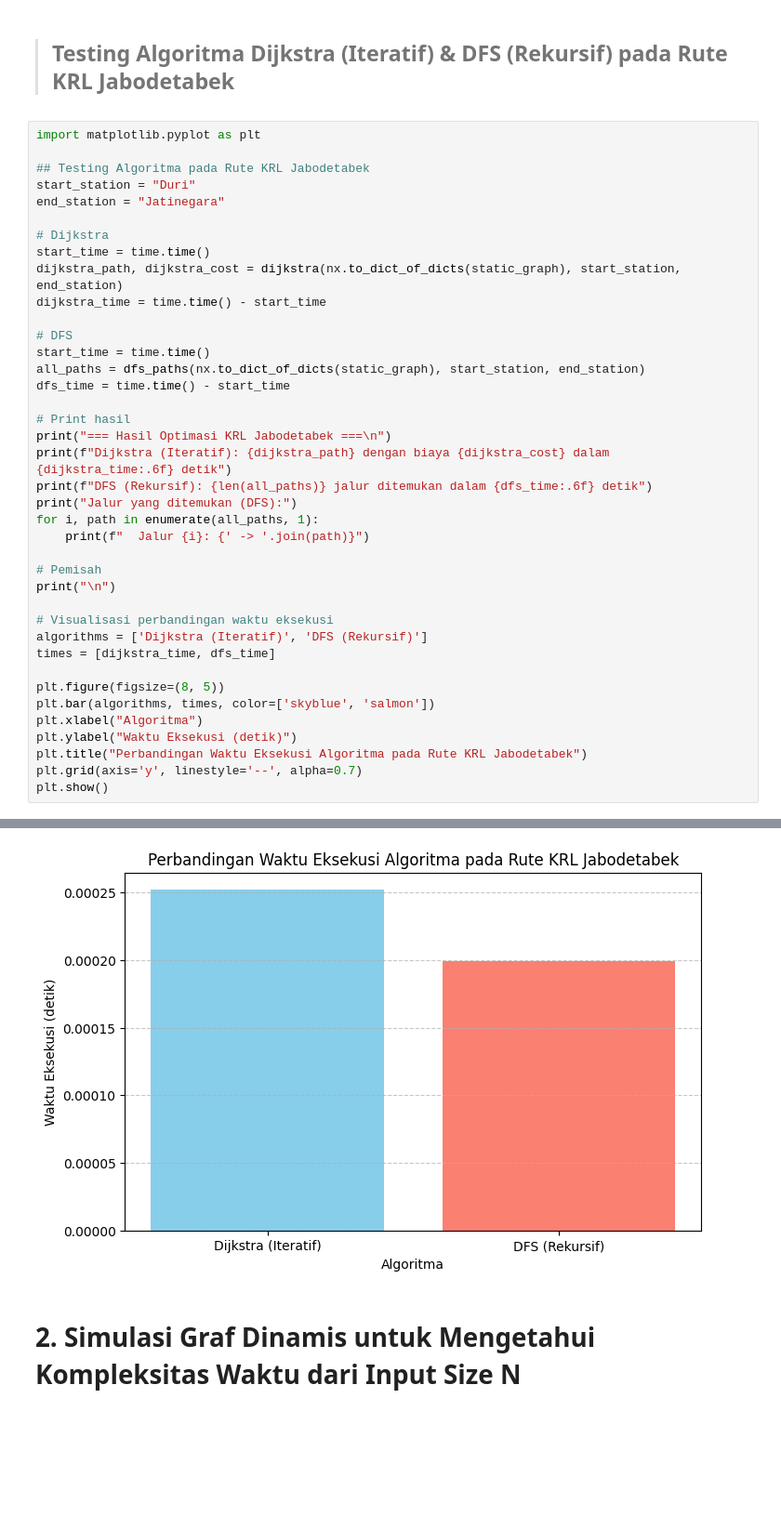
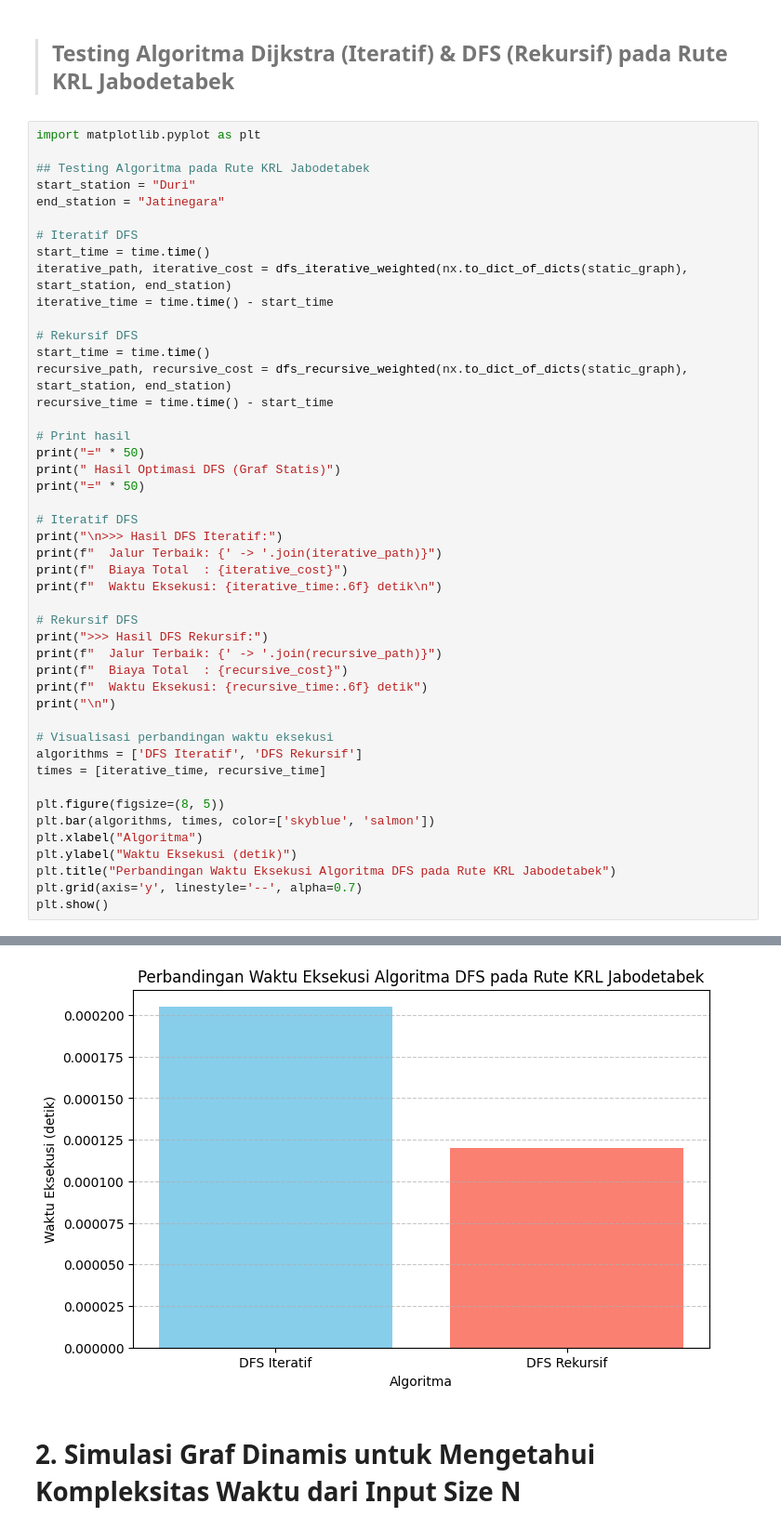
Before and after one commit to cerealtwist/AKA_Public-Transport-Optimization, a Jupyter notebook: AKA_TransportMain.ipynb, the cells around one changed output, grey strips where cells are left out. Shown at 93% size. Saved outputs shown, nothing was run; the diff lists cells and outputs as text; blank space fills up the shorter version.

```diff
--- a/AKA_TransportMain.ipynb
+++ b/AKA_TransportMain.ipynb
@@ -135,36 +128,43 @@ import matplotlib.pyplot as plt
 start_station = "Duri"
 end_station = "Jatinegara"
 
-# Dijkstra
+# Iteratif DFS
 start_time = time.time()
-dijkstra_path, dijkstra_cost = dijkstra(nx.to_dict_of_dicts(static_graph), start_station, end_station)
-dijkstra_time = time.time() - start_time
+iterative_path, iterative_cost = dfs_iterative_weighted(nx.to_dict_of_dicts(static_graph), start_station, end_station)
+iterative_time = time.time() - start_time
 
-# DFS
+# Rekursif DFS
 start_time = time.time()
-all_paths = dfs_paths(nx.to_dict_of_dicts(static_graph), start_station, end_station)
-dfs_time = time.time() - start_time
+recursive_path, recursive_cost = dfs_recursive_weighted(nx.to_dict_of_dicts(static_graph), start_station, end_station)
+recursive_time = time.time() - start_time
 
 # Print hasil
-print("=== Hasil Optimasi KRL Jabodetabek ===\n")
-print(f"Dijkstra (Iteratif): {dijkstra_path} dengan biaya {dijkstra_cost} dalam {dijkstra_time:.6f} detik")
-print(f"DFS (Rekursif): {len(all_paths)} jalur ditemukan dalam {dfs_time:.6f} detik")
-print("Jalur yang ditemukan (DFS):")
-for i, path in enumerate(all_paths, 1):
-    print(f"  Jalur {i}: {' -> '.join(path)}")
+print("=" * 50)
+print(" Hasil Optimasi DFS (Graf Statis)")
+print("=" * 50)
 
-# Pemisah
+# Iteratif DFS
+print("\n>>> Hasil DFS Iteratif:")
+print(f"  Jalur Terbaik: {' -> '.join(iterative_path)}")
+print(f"  Biaya Total  : {iterative_cost}")
+print(f"  Waktu Eksekusi: {iterative_time:.6f} detik\n")
+
+# Rekursif DFS
+print(">>> Hasil DFS Rekursif:")
+print(f"  Jalur Terbaik: {' -> '.join(recursive_path)}")
+print(f"  Biaya Total  : {recursive_cost}")
+print(f"  Waktu Eksekusi: {recursive_time:.6f} detik")
 print("\n")
 
 # Visualisasi perbandingan waktu eksekusi
-algorithms = ['Dijkstra (Iteratif)', 'DFS (Rekursif)']
-times = [dijkstra_time, dfs_time]
+algorithms = ['DFS Iteratif', 'DFS Rekursif']
+times = [iterative_time, recursive_time]
 
 plt.figure(figsize=(8, 5))
 plt.bar(algorithms, times, color=['skyblue', 'salmon'])
 plt.xlabel("Algoritma")
 plt.ylabel("Waktu Eksekusi (detik)")
-plt.title("Perbandingan Waktu Eksekusi Algoritma pada Rute KRL Jabodetabek")
+plt.title("Perbandingan Waktu Eksekusi Algoritma DFS pada Rute KRL Jabodetabek")
 plt.grid(axis='y', linestyle='--', alpha=0.7)
 plt.show()
 # %% [output]
@@ -180,4 +184,4 @@ Jalur yang ditemukan (DFS):
-[figure, old version]
+[figure, new version]
 # %% [markdown]
 # 2. Simulasi Graf Dinamis untuk Mengetahui Kompleksitas Waktu dari Input Size N
 # %% [markdown]
```
Also changed, not shown: parts of 19 cells of this notebook.
